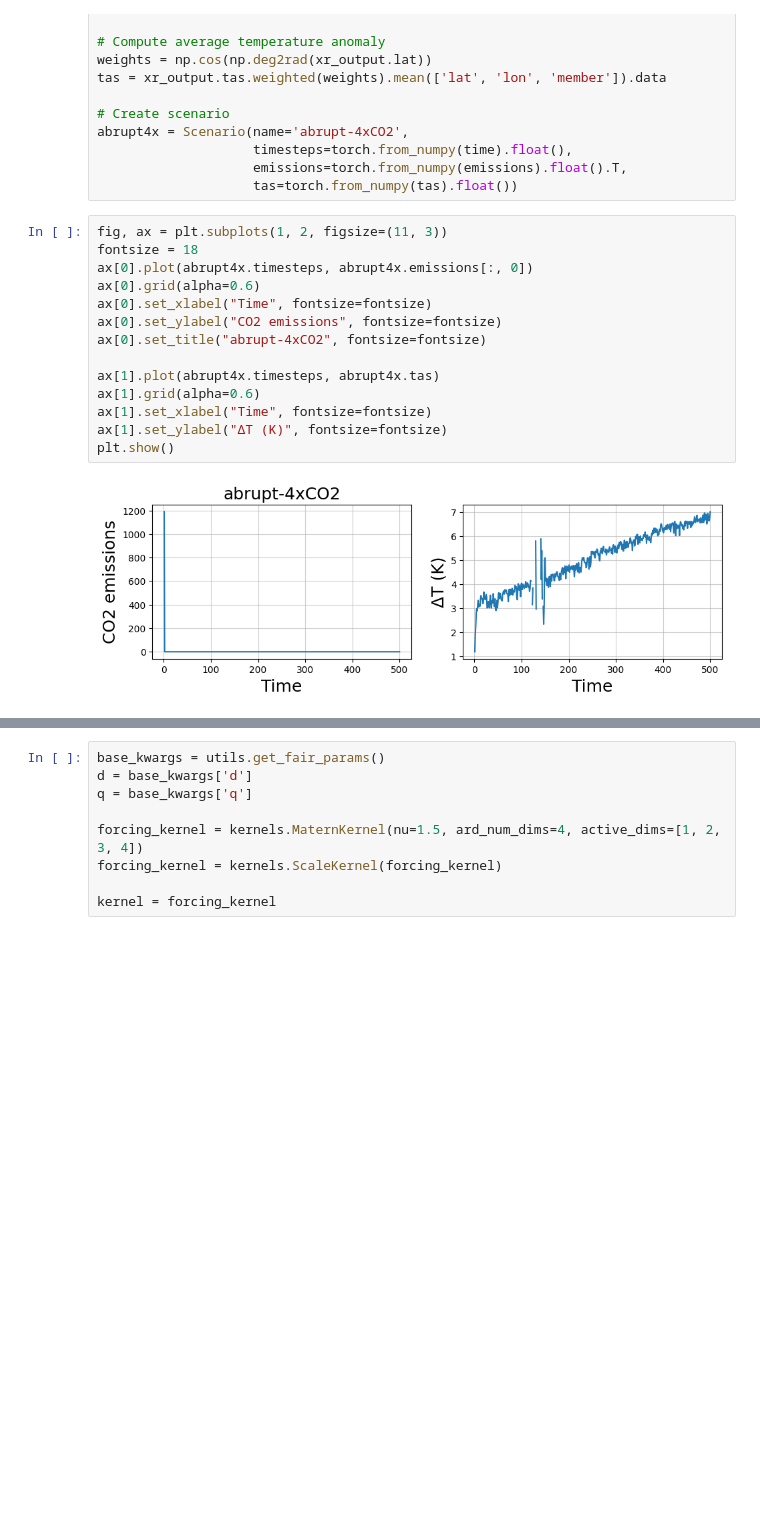
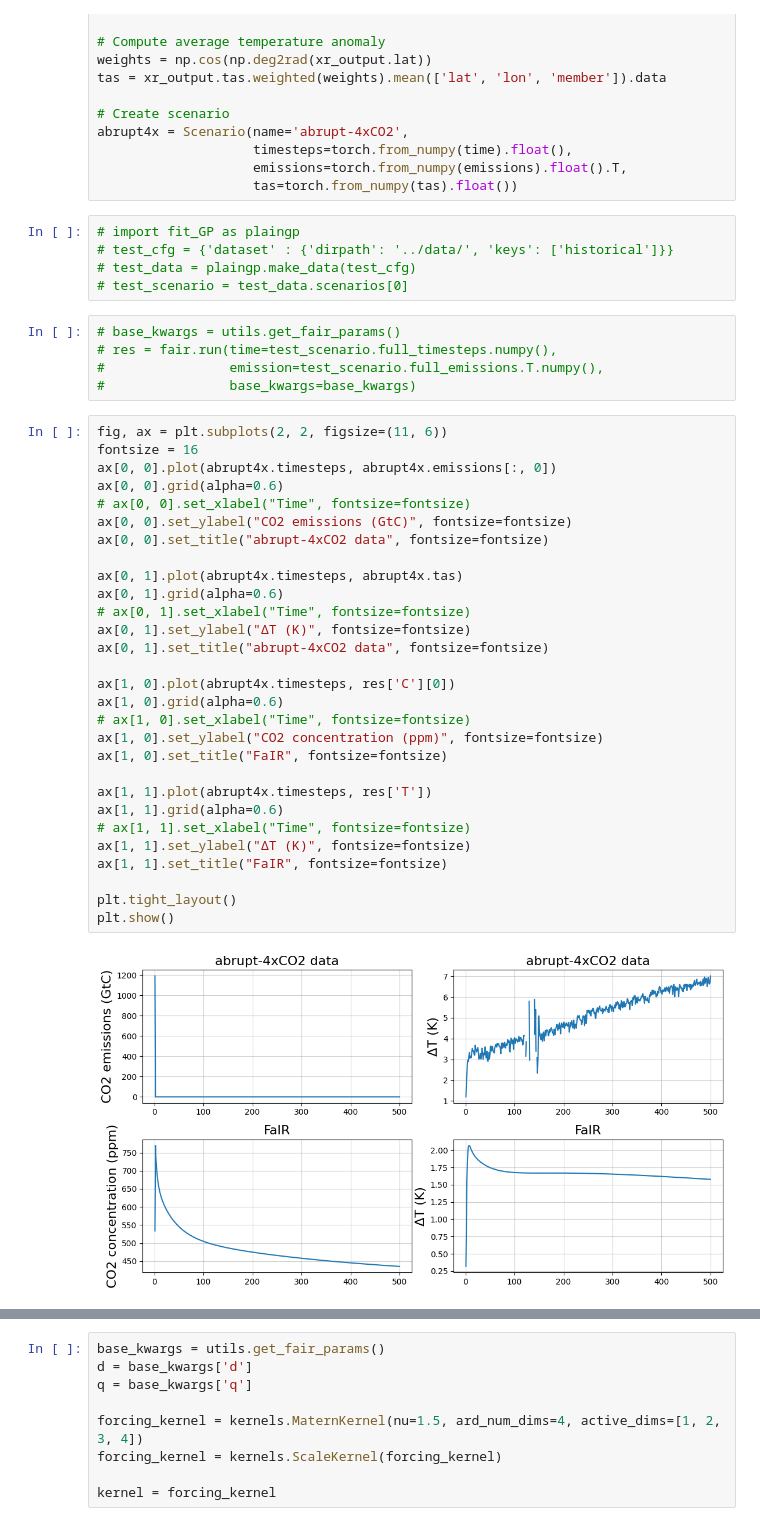
Before and after one commit to shahineb/FaIRGP, a Jupyter notebook: notebooks/FaIRGP-abrupt4x-emulation.ipynb, the cells around one changed output, grey strips where cells are left out. Saved outputs shown, nothing was run; the diff lists cells and outputs as text; blank space fills up the shorter version.

```diff
--- a/notebooks/FaIRGP-abrupt4x-emulation.ipynb
+++ b/notebooks/FaIRGP-abrupt4x-emulation.ipynb
@@ -64,19 +103,44 @@ abrupt4x = Scenario(name='abrupt-4xCO2',
                     timesteps=torch.from_numpy(time).float(),
                     emissions=torch.from_numpy(emissions).float().T,
                     tas=torch.from_numpy(tas).float())
+# %%
+# import fit_GP as plaingp
+# test_cfg = {'dataset' : {'dirpath': '../data/', 'keys': ['historical']}}
+# test_data = plaingp.make_data(test_cfg)
+# test_scenario = test_data.scenarios[0]
+# %%
+# base_kwargs = utils.get_fair_params()
+# res = fair.run(time=test_scenario.full_timesteps.numpy(),
+#                emission=test_scenario.full_emissions.T.numpy(),
+#                base_kwargs=base_kwargs)
 # %%
-fig, ax = plt.subplots(1, 2, figsize=(11, 3))
-fontsize = 18
-ax[0].plot(abrupt4x.timesteps, abrupt4x.emissions[:, 0])
-ax[0].grid(alpha=0.6)
-ax[0].set_xlabel("Time", fontsize=fontsize)
-ax[0].set_ylabel("CO2 emissions", fontsize=fontsize)
-ax[0].set_title("abrupt-4xCO2", fontsize=fontsize)
+fig, ax = plt.subplots(2, 2, figsize=(11, 6))
+fontsize = 16
+ax[0, 0].plot(abrupt4x.timesteps, abrupt4x.emissions[:, 0])
+ax[0, 0].grid(alpha=0.6)
+# ax[0, 0].set_xlabel("Time", fontsize=fontsize)
+ax[0, 0].set_ylabel("CO2 emissions (GtC)", fontsize=fontsize)
+ax[0, 0].set_title("abrupt-4xCO2 data", fontsize=fontsize)
 
-ax[1].plot(abrupt4x.timesteps, abrupt4x.tas)
-ax[1].grid(alpha=0.6)
-ax[1].set_xlabel("Time", fontsize=fontsize)
-ax[1].set_ylabel("ΔT (K)", fontsize=fontsize)
+ax[0, 1].plot(abrupt4x.timesteps, abrupt4x.tas)
+ax[0, 1].grid(alpha=0.6)
+# ax[0, 1].set_xlabel("Time", fontsize=fontsize)
+ax[0, 1].set_ylabel("ΔT (K)", fontsize=fontsize)
+ax[0, 1].set_title("abrupt-4xCO2 data", fontsize=fontsize)
+
+ax[1, 0].plot(abrupt4x.timesteps, res['C'][0])
+ax[1, 0].grid(alpha=0.6)
+# ax[1, 0].set_xlabel("Time", fontsize=fontsize)
+ax[1, 0].set_ylabel("CO2 concentration (ppm)", fontsize=fontsize)
+ax[1, 0].set_title("FaIR", fontsize=fontsize)
+
+ax[1, 1].plot(abrupt4x.timesteps, res['T'])
+ax[1, 1].grid(alpha=0.6)
+# ax[1, 1].set_xlabel("Time", fontsize=fontsize)
+ax[1, 1].set_ylabel("ΔT (K)", fontsize=fontsize)
+ax[1, 1].set_title("FaIR", fontsize=fontsize)
+
+plt.tight_layout()
 plt.show()
 # %% [output]
-[figure, old version]
+[figure, new version]
```
Also changed, not shown: parts of 11 cells of this notebook, 6 other files.
